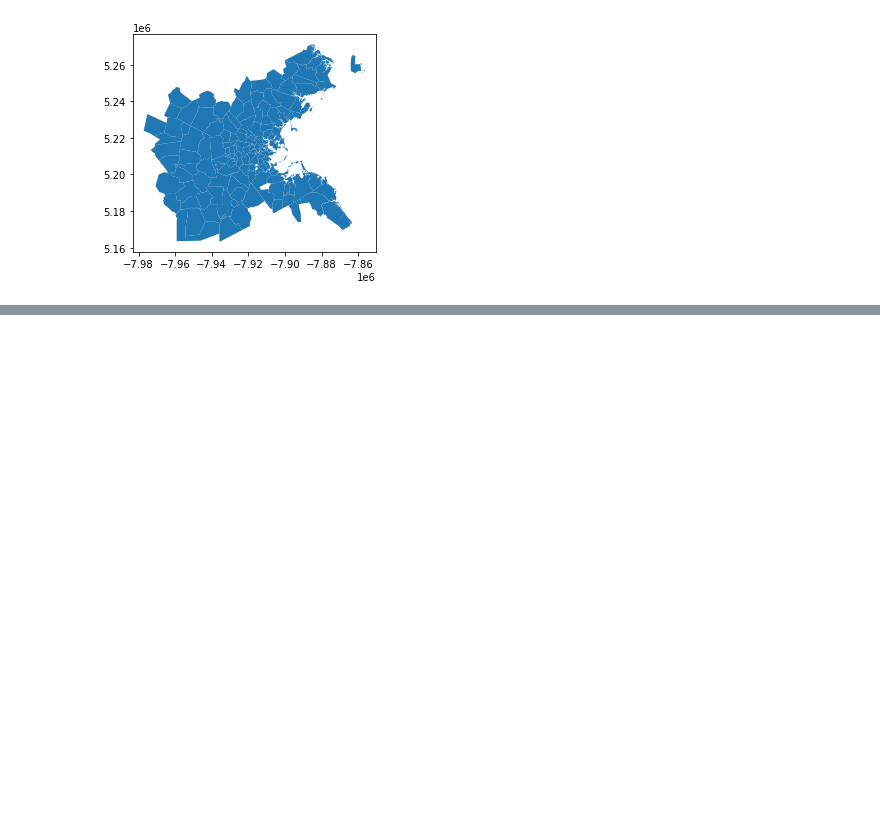
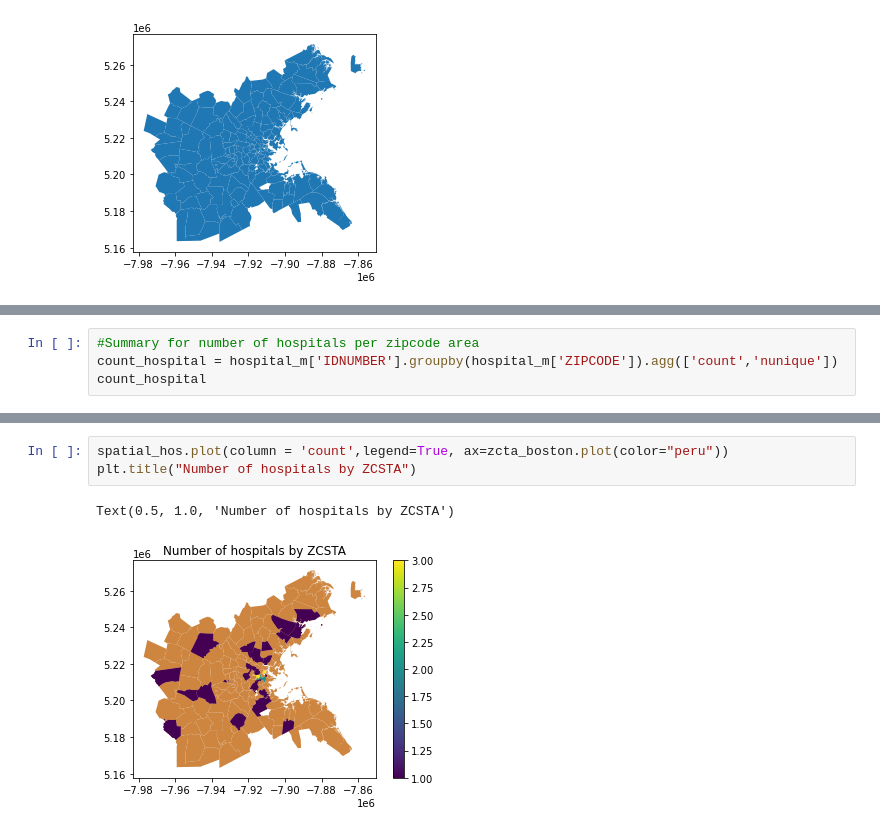
Before and after one commit to zhining-sun/UEP239-FinalProject, a Jupyter notebook: FinalProject_ZhiningSun.ipynb, the cells around one changed output, grey strips where cells are left out. Drawn from its saved outputs; the diff is of its cells as text; blank space fills up the shorter version.

```diff
--- a/FinalProject_ZhiningSun.ipynb
+++ b/FinalProject_ZhiningSun.ipynb
@@ -208,0 +253,4 @@ After we have extracted ZCTAs in the study area, we
+# %%
+#Summary for number of hospitals per zipcode area
+count_hospital = hospital_m['IDNUMBER'].groupby(hospital_m['ZIPCODE']).agg(['count','nunique'])
+count_hospital
@@ -208,0 +298,6 @@ After we have extracted ZCTAs in the study area, we
+# %%
+spatial_hos.plot(column = 'count',legend=True, ax=zcta_boston.plot(color="peru"))
+plt.title("Number of hospitals by ZCSTA")
+# %% [output]
+Text(0.5, 1.0, 'Number of hospitals by ZCSTA')
+[figure, added]
```
Also changed, not shown: parts of 23 cells of this notebook.
